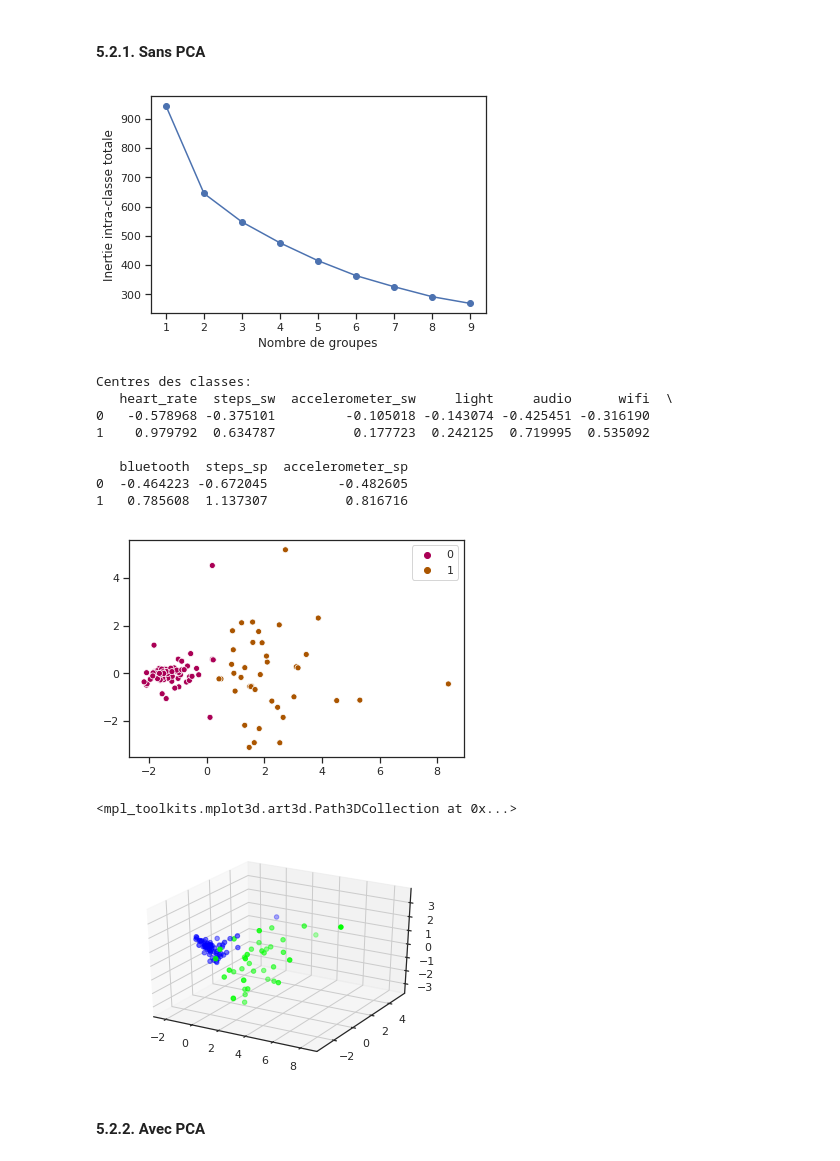
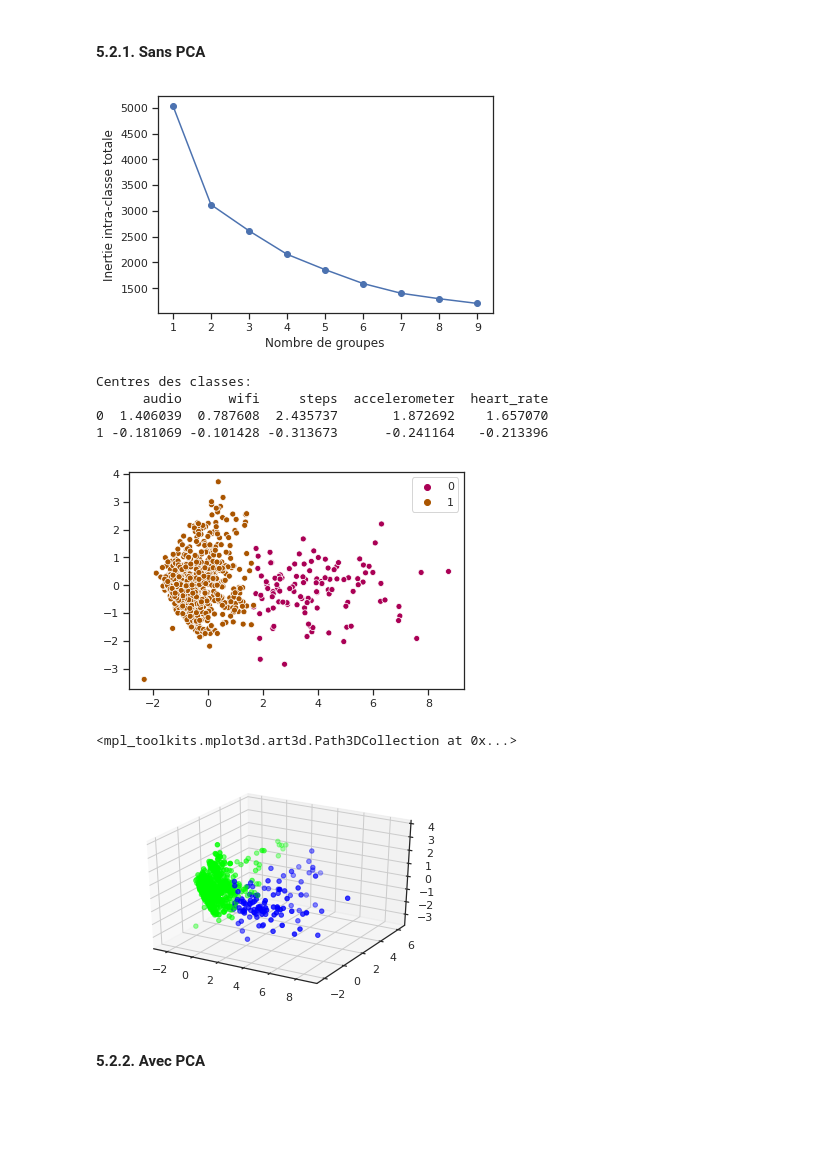
Before and after one commit to anthonygal/Analaysing_Human_Activity_From_IOT_Devices, a Jupyter notebook: Analyse_Smartwatch_Smartphone.ipynb, the cells around one changed output. Saved outputs shown, nothing was run; the diff lists cells and outputs as text; code cells hidden in the pictures; blank space fills up the shorter version.

```diff
--- a/Analyse_Smartwatch_Smartphone.ipynb
+++ b/Analyse_Smartwatch_Smartphone.ipynb
@@ -264,7 +276,7 @@ ax = sns.countplot(x="activity_type", data=df).set_title('Nombre de mesures par
 df = df.drop(df.index[df['activity_type'] == 'At home'], axis = 0)
 df = df.drop(df.index[df['activity_type'] == 'Walking&party'], axis = 0)
 for activity_type in df['activity_type'].unique():
-    if len(df[df['activity_type'] == activity_type])<7:
+    if len(df[df['activity_type'] == activity_type])<30:
         df = df.drop(df.index[df['activity_type'] == activity_type], axis = 0)
 
 fig, ax = plt.subplots(figsize=(15,5))
@@ -288,14 +288,10 @@ list(df.columns)
 # %%
 variables = [
-    'heart_rate',
-    'steps_sw',
-    'accelerometer_sw',
-    'light',
     'audio',
     'wifi',
-    'bluetooth',
-    'steps_sp',
-    'accelerometer_sp',
+    'steps',
+    'accelerometer',
+    'heart_rate',
 ]
 
 # Centrage reduction des donnees quantitatives
@@ -380,7 +372,7 @@ sns.heatmap(corr, mask=mask, cmap=cmap, vmax=.3, center=0,
 # %% [markdown]
 ### 4.  Analyse par Composantes Principales
 # %%
-n_components = 3
+n_components = 5
 pca = PCA(n_components = n_components)
 X_pca = pca.fit_transform(X)
 
@@ -414,11 +406,11 @@ plt.figure(figsize=(20, 7))
 plt.title("Dendogramme")
 dend = shc.dendrogram(shc.linkage(X, method='ward'))
 
-cluster = AgglomerativeClustering(n_clusters=3, affinity='euclidean', linkage='ward')
+cluster = AgglomerativeClustering(n_clusters=2, affinity='euclidean', linkage='ward')
 cluster.fit_predict(X)
 
 plt.show()
-sns.scatterplot(X_pca[:, 0], X_pca[:, 1],  hue=cluster.labels_, palette = 'brg')
+sns.scatterplot(X_pca[:, 1], X_pca[:, 2],  hue=cluster.labels_, palette = 'brg')
 
 plt.show()
 fig = plt.figure()
@@ -436,45 +428,41 @@ ax.scatter(X_pca[:, 0], X_pca[:, 1],  X_pca[:, 2], c=cluster.labels_, cmap = 'br
 # %%
 inerties = []
 for i in range(1, 10):
     km = KMeans(n_clusters=i,
                 random_state=0)
     km.fit(X)
     inerties.append(km.inertia_)
 
 plt.plot(range(1, 10), inerties, marker='o')
 plt.xlabel('Nombre de groupes')
 plt.ylabel('Inertie intra-classe totale')
 plt.show()
 
 km_n_clusters_ = 2
 kmeans = KMeans(n_clusters=km_n_clusters_, random_state=0).fit(X)
 km_labels = kmeans.labels_
 km_n_clusters_ = len(np.unique(km_labels))
 centers_km = pd.DataFrame(kmeans.cluster_centers_, columns=variables)
 
 print('Centres des classes:')
 print(centers_km)
 
 plt.show()
-sns.scatterplot(X_pca[:, 0], X_pca[:, 1],  hue=km_labels, palette = 'brg')
+sns.scatterplot(X_pca[:, 0], X_pca[:, 2],  hue=km_labels, palette = 'brg')
 
 plt.show()
 fig = plt.figure()
 ax = fig.add_subplot(111, projection='3d')
 ax.scatter(X_pca[:, 0], X_pca[:, 1],  X_pca[:, 2], c=km_labels, cmap = 'brg')
 # %% [output]
-[figure, old version]
+[figure, new version]
 Centres des classes:
-   heart_rate  steps_sw  accelerometer_sw     light     audio      wifi  \
-0   -0.578968 -0.375101         -0.105018 -0.143074 -0.425451 -0.316190
-1    0.979792  0.634787          0.177723  0.242125  0.719995  0.535092
-
-   bluetooth  steps_sp  accelerometer_sp
-0  -0.464223 -0.672045         -0.482605
-1   0.785608  1.137307          0.816716
+      audio      wifi     steps  accelerometer  heart_rate
+0  1.406039  0.787608  2.435737       1.872692    1.657070
+1 -0.181069 -0.101428 -0.313673      -0.241164   -0.213396
-[figure, old version]
+[figure, new version]
 <mpl_toolkits.mplot3d.art3d.Path3DCollection at 0x...>
-[figure, old version]
+[figure, new version]
 # %% [markdown]
 #### 5.2.2. Avec PCA
 # %%
```
Also changed, not shown: parts of 26 cells of this notebook, 1 other file.
